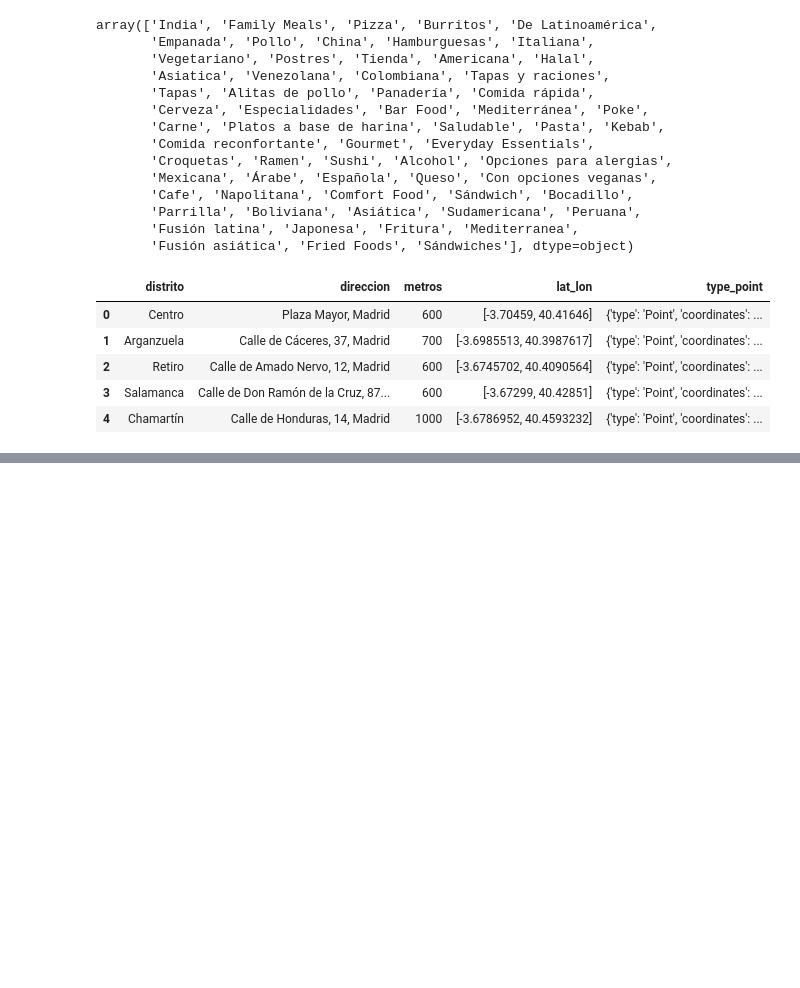
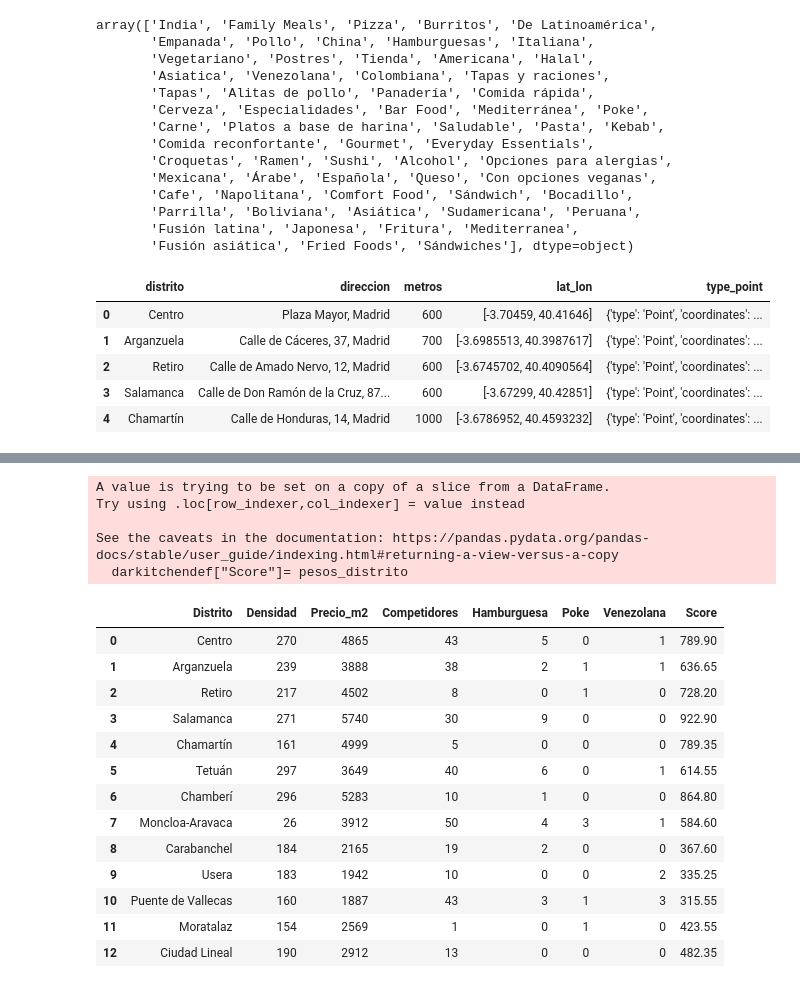
Before and after one commit to juanvpa/Proyecto-Final-Ironhack, a Jupyter notebook: Notebooks/5. UberEats - GeoQueries.ipynb, the cells around one changed output, grey strips where cells are left out. Cells and saved outputs as stored; diff of their text form; code cells hidden in the pictures; blank space fills up the shorter version.

```diff
--- a/Notebooks/5. UberEats - GeoQueries.ipynb
+++ b/Notebooks/5. UberEats - GeoQueries.ipynb
@@ -340,3 +340,6 @@ darkitchen
 | 10 | Puente de Vallecas | 160 | 1887 | 43 | 2 | 3 | 9 | 3 | 0 | ... |
 | 11 | Moratalaz | 154 | 2569 | 1 | 0 | 0 | 0 | 0 | 0 | ... |
 | 12 | Ciudad Lineal | 190 | 2912 | 13 | 3 | 0 | 1 | 1 | 2 | ... |
+# %%
+darkitchendef = darkitchen[["Distrito","Densidad","Precio_m2","Competidores","Hamburguesa","Poke","Venezolana"]]
+darkitchendef
@@ -343,3 +361,36 @@ darkitchen
+# %%
+pesos_distrito = []
+
+for i in range(len(darkitchendef['Distrito'])):
+    pesos_distrito.append((darkitchendef.Precio_m2[i]* 0.15)
+                          -(darkitchendef.Competidores[i]* 0.15)
+                          -(darkitchendef.Hamburguesa[i]* 0.15)
+                          -(darkitchendef.Poke[i]* 0.15)
+                          -(darkitchendef.Venezolana[i]* 0.15)
+                          +(darkitchendef.Densidad[i]* 0.25))
+# %%
+darkitchendef["Score"]= pesos_distrito
+darkitchendef
+# %% [output]
+A value is trying to be set on a copy of a slice from a DataFrame.
+Try using .loc[row_indexer,col_indexer] = value instead
+
+See the caveats in the documentation: https://pandas.pydata.org/pandas-docs/stable/user_guide/indexing.html#returning-a-view-versus-a-copy
+  darkitchendef["Score"]= pesos_distrito
+|  | Distrito | Densidad | Precio_m2 | Competidores | Hamburguesa | Poke | Venezolana | Score |
+| 0 | Centro | 270 | 4865 | 43 | 5 | 0 | 1 | 789.90 |
+| 1 | Arganzuela | 239 | 3888 | 38 | 2 | 1 | 1 | 636.65 |
+| 2 | Retiro | 217 | 4502 | 8 | 0 | 1 | 0 | 728.20 |
+| 3 | Salamanca | 271 | 5740 | 30 | 9 | 0 | 0 | 922.90 |
+| 4 | Chamartín | 161 | 4999 | 5 | 0 | 0 | 0 | 789.35 |
+| 5 | Tetuán | 297 | 3649 | 40 | 6 | 0 | 1 | 614.55 |
+| 6 | Chamberí | 296 | 5283 | 10 | 1 | 0 | 0 | 864.80 |
+| 7 | Moncloa-Aravaca | 26 | 3912 | 50 | 4 | 3 | 1 | 584.60 |
+| 8 | Carabanchel | 184 | 2165 | 19 | 2 | 0 | 0 | 367.60 |
+| 9 | Usera | 183 | 1942 | 10 | 0 | 0 | 2 | 335.25 |
+| 10 | Puente de Vallecas | 160 | 1887 | 43 | 3 | 1 | 3 | 315.55 |
+| 11 | Moratalaz | 154 | 2569 | 1 | 0 | 1 | 0 | 423.55 |
+| 12 | Ciudad Lineal | 190 | 2912 | 13 | 0 | 0 | 0 | 482.35 |
 # %%
 tags = ["Pizza","Hamburguesa","Pollo","Kebab","Empanada","Poke","Saludable","Burritos","Venezolana"]
 competidores = [darkitchen['Pizza'].sum(),
```
Also changed, not shown: parts of 7 cells of this notebook.
